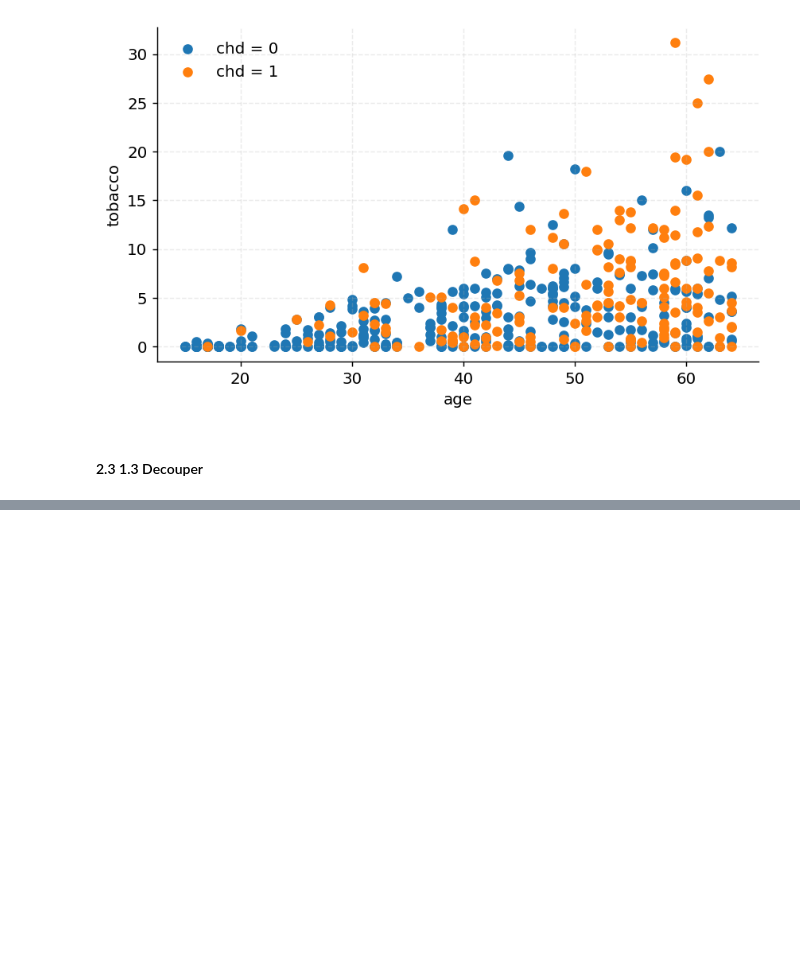
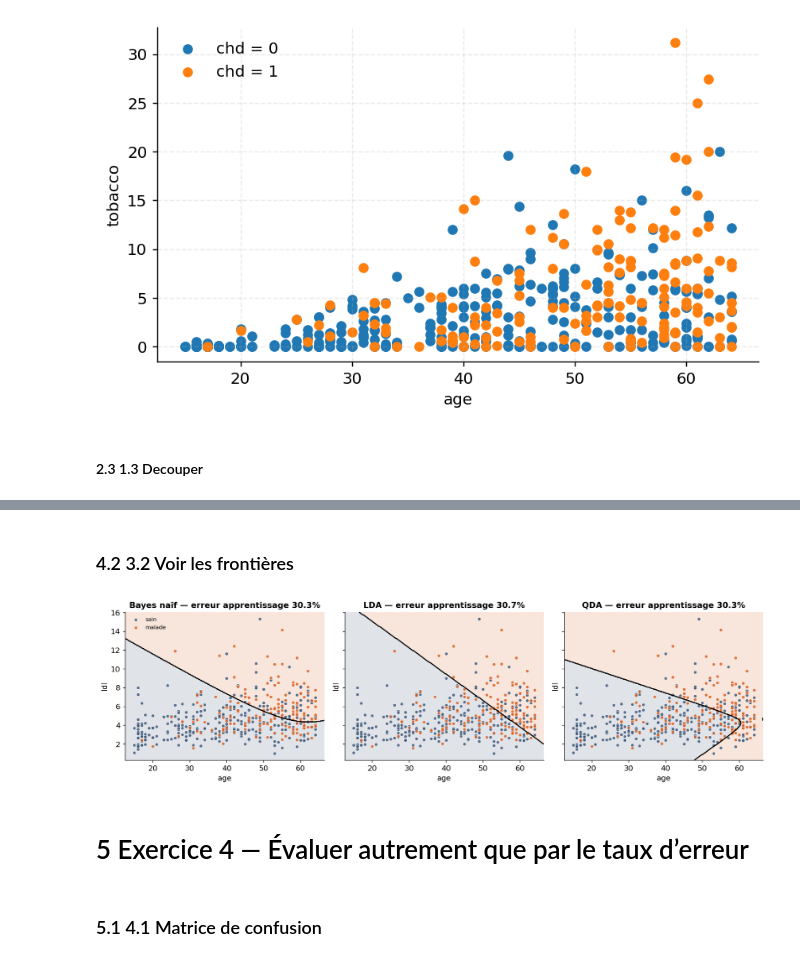
Before and after one commit to ndhviet/Machine_learning_IA_fiable, a Jupyter notebook: tp1.ipynb, the cells around one changed output, grey strips where cells are left out. Saved outputs shown, nothing was run; the diff lists cells and outputs as text; code cells hidden in the pictures; blank space fills up the shorter version.

```diff
--- a/tp1.ipynb
+++ b/tp1.ipynb
@@ -261,0 +462,24 @@ class BayesNaifGaussien:
+# %% [markdown]
+### 4.2 3.2 Voir les frontières
+# %%
+# Réajustement des trois modèles avec uniquement age et ldl
+DEUX = ["age", "ldl"]
+X2 = df[DEUX].to_numpy()
+
+bayes_2 = BayesNaifGaussien().fit(X2, y)
+lda_2 = LinearDiscriminantAnalysis().fit(X2, y)
+qda_2 = QuadraticDiscriminantAnalysis().fit(X2, y)
+
+modeles_2 = {
+    "Bayes naïf": bayes_2,
+    "LDA": lda_2,
+    "QDA": qda_2,
+}
+
+fig = utils.comparer_frontieres(modeles_2, X2, y, noms=DEUX)
+# %% [output]
+[figure, added]
+# %% [markdown]
+# 5 Exercice 4 — Évaluer autrement que par le taux d’erreur
+# %% [markdown]
+### 5.1 4.1 Matrice de confusion
```
Also changed, not shown: parts of 20 cells of this notebook, 1 other file.
